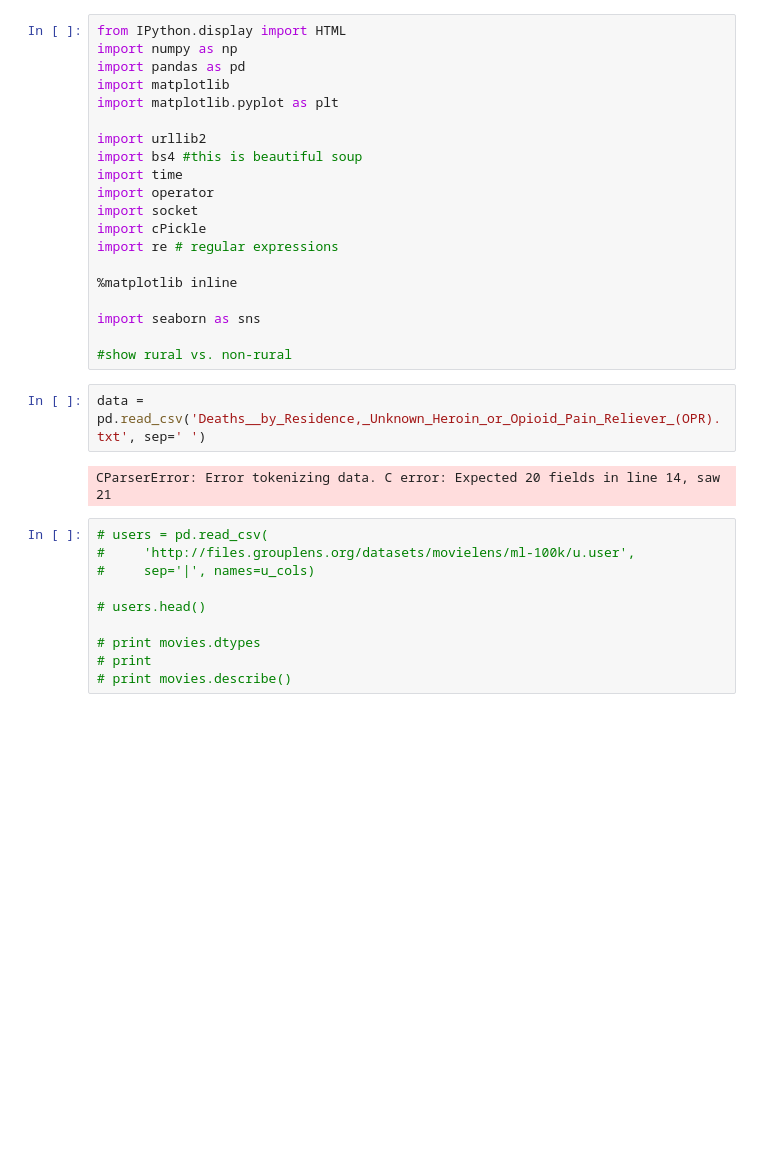
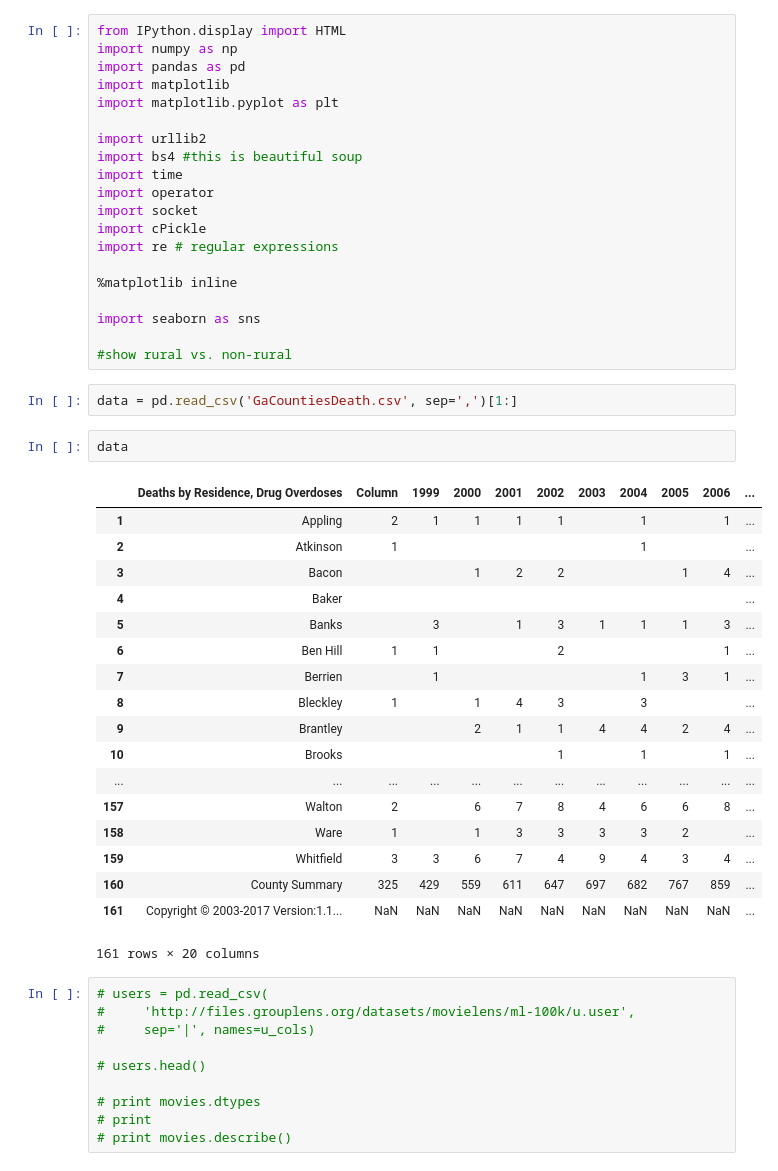
Before and after one commit to seungkwanbaek/GeorgiaOpioid, a Jupyter notebook: GAOpioid Data Collection.ipynb, the cells around one changed output. Cells and saved outputs as stored; diff of their text form; blank space fills up the shorter version.

Commit message:
NEW DATA

```diff
--- a/GAOpioid Data Collection.ipynb
+++ b/GAOpioid Data Collection.ipynb
@@ -19,9 +19,28 @@ import seaborn as sns
 
 #show rural vs. non-rural
 # %%
-data = pd.read_csv('Deaths__by_Residence,_Unknown_Heroin_or_Opioid_Pain_Reliever_(OPR).txt', sep=' ')
+data = pd.read_csv('GaCountiesDeath.csv', sep=',')[1:]
-# %% [output]
-CParserError: Error tokenizing data. C error: Expected 20 fields in line 14, saw 21
+# %%
+data
+# %% [output]
+|  | Deaths by Residence, Drug Overdoses | Column | 1999 | 2000 | 2001 | 2002 | 2003 | 2004 | 2005 | 2006 | ... |
+| 1 | Appling | 2 | 1 | 1 | 1 | 1 |  | 1 |  | 1 | ... |
+| 2 | Atkinson | 1 |  |  |  |  |  | 1 |  |  | ... |
+| 3 | Bacon |  |  | 1 | 2 | 2 |  |  | 1 | 4 | ... |
+| 4 | Baker |  |  |  |  |  |  |  |  |  | ... |
+| 5 | Banks |  | 3 |  | 1 | 3 | 1 | 1 | 1 | 3 | ... |
+| 6 | Ben Hill | 1 | 1 |  |  | 2 |  |  |  | 1 | ... |
+| 7 | Berrien |  | 1 |  |  |  |  | 1 | 3 | 1 | ... |
+| 8 | Bleckley | 1 |  | 1 | 4 | 3 |  | 3 |  |  | ... |
+| 9 | Brantley |  |  | 2 | 1 | 1 | 4 | 4 | 2 | 4 | ... |
+| 10 | Brooks |  |  |  |  | 1 |  | 1 |  | 1 | ... |
+| ... | ... | ... | ... | ... | ... | ... | ... | ... | ... | ... | ... |
+| 157 | Walton | 2 |  | 6 | 7 | 8 | 4 | 6 | 6 | 8 | ... |
+| 158 | Ware | 1 |  | 1 | 3 | 3 | 3 | 3 | 2 |  | ... |
+| 159 | Whitfield | 3 | 3 | 6 | 7 | 4 | 9 | 4 | 3 | 4 | ... |
+| 160 | County Summary | 325 | 429 | 559 | 611 | 647 | 697 | 682 | 767 | 859 | ... |
+| 161 | Copyright © 2003-2017 Version:1.1... | NaN | NaN | NaN | NaN | NaN | NaN | NaN | NaN | NaN | ... |
+161 rows × 20 columns
 # %%
 # users = pd.read_csv(
 #     'http://files.grouplens.org/datasets/movielens/ml-100k/u.user',
```
Also changed, not shown: 2 other files.
